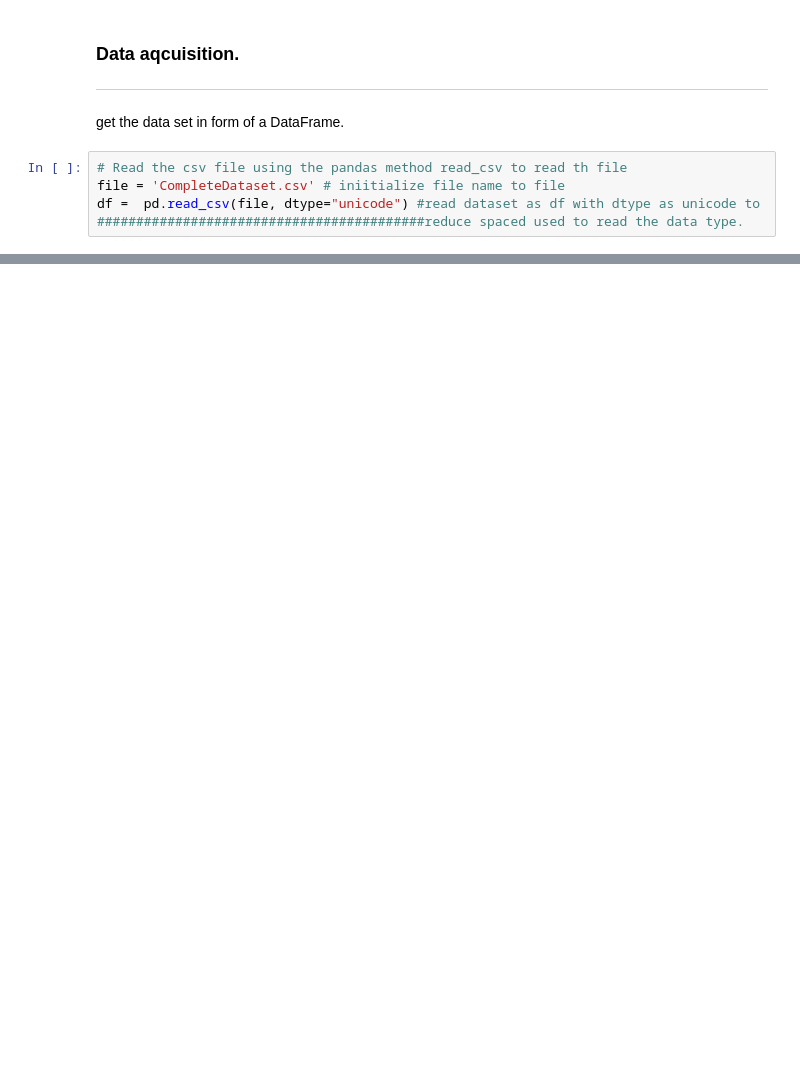
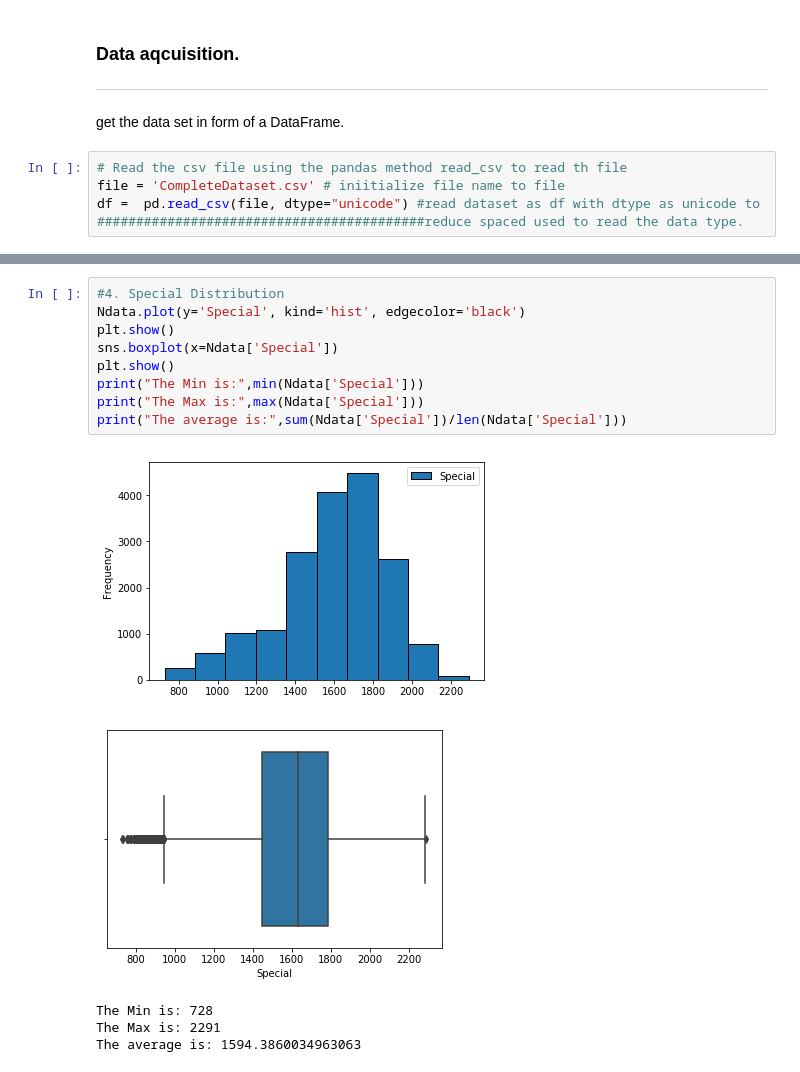
Before and after one commit to Umuzi-org/predict-soccer-player-wages-Black-Thunder01, a Jupyter notebook: fifa-18-demo-player-dataset/Predicting soccer wages.ipynb, the cells around one changed output, grey strips where cells are left out. Saved outputs shown, nothing was run; the diff lists cells and outputs as text; blank space fills up the shorter version.

```diff
--- a/fifa-18-demo-player-dataset/Predicting soccer wages.ipynb
+++ b/fifa-18-demo-player-dataset/Predicting soccer wages.ipynb
@@ -379,0 +431,15 @@ plt.show()
+# %%
+#4. Special Distribution
+Ndata.plot(y='Special', kind='hist', edgecolor='black')
+plt.show()
+sns.boxplot(x=Ndata['Special'])
+plt.show()
+print("The Min is:",min(Ndata['Special']))
+print("The Max is:",max(Ndata['Special']))
+print("The average is:",sum(Ndata['Special'])/len(Ndata['Special']))
+# %% [output]
+[figure, added]
+[figure, added]
+The Min is: 728
+The Max is: 2291
+The average is: 1594.3860034963063
```
Also changed, not shown: parts of 121 cells of this notebook.
